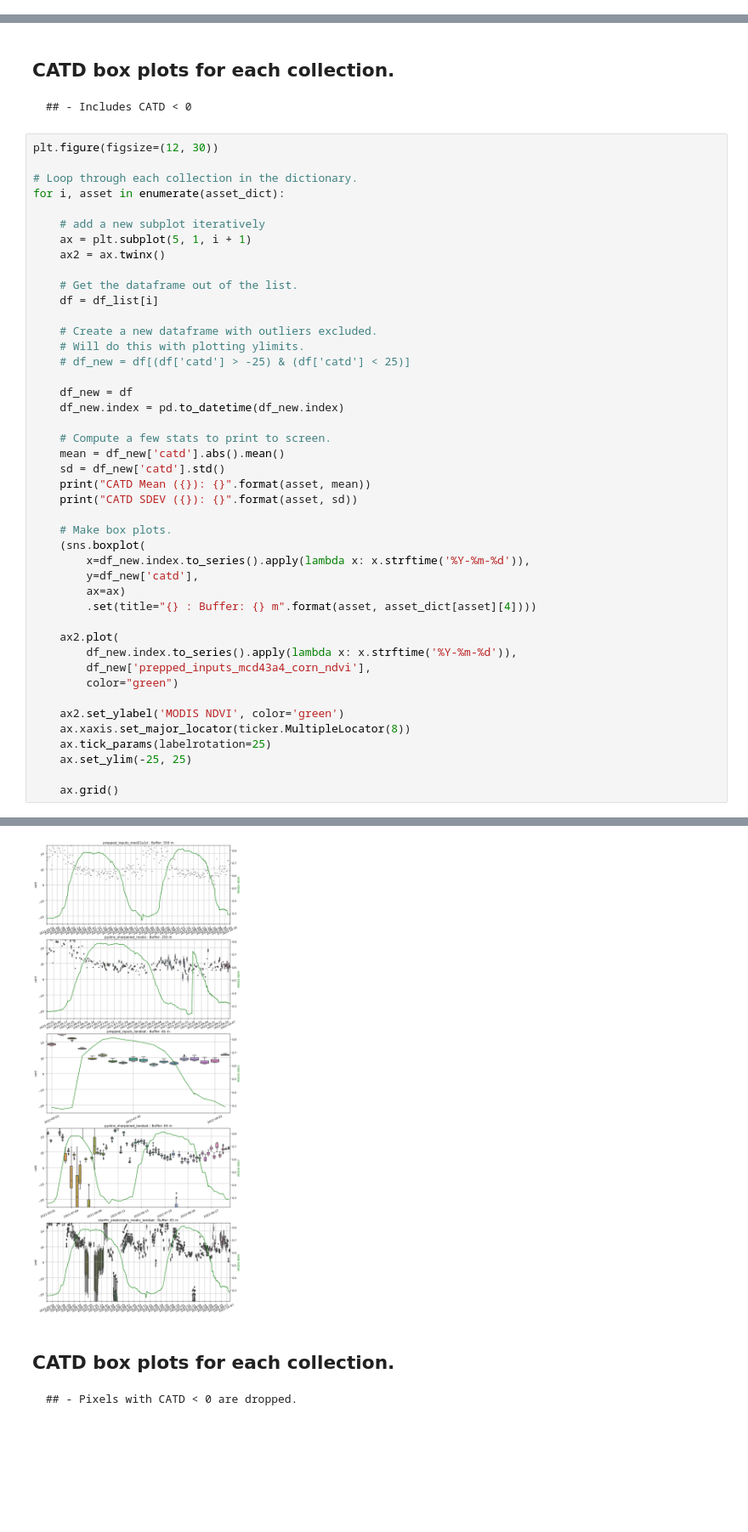
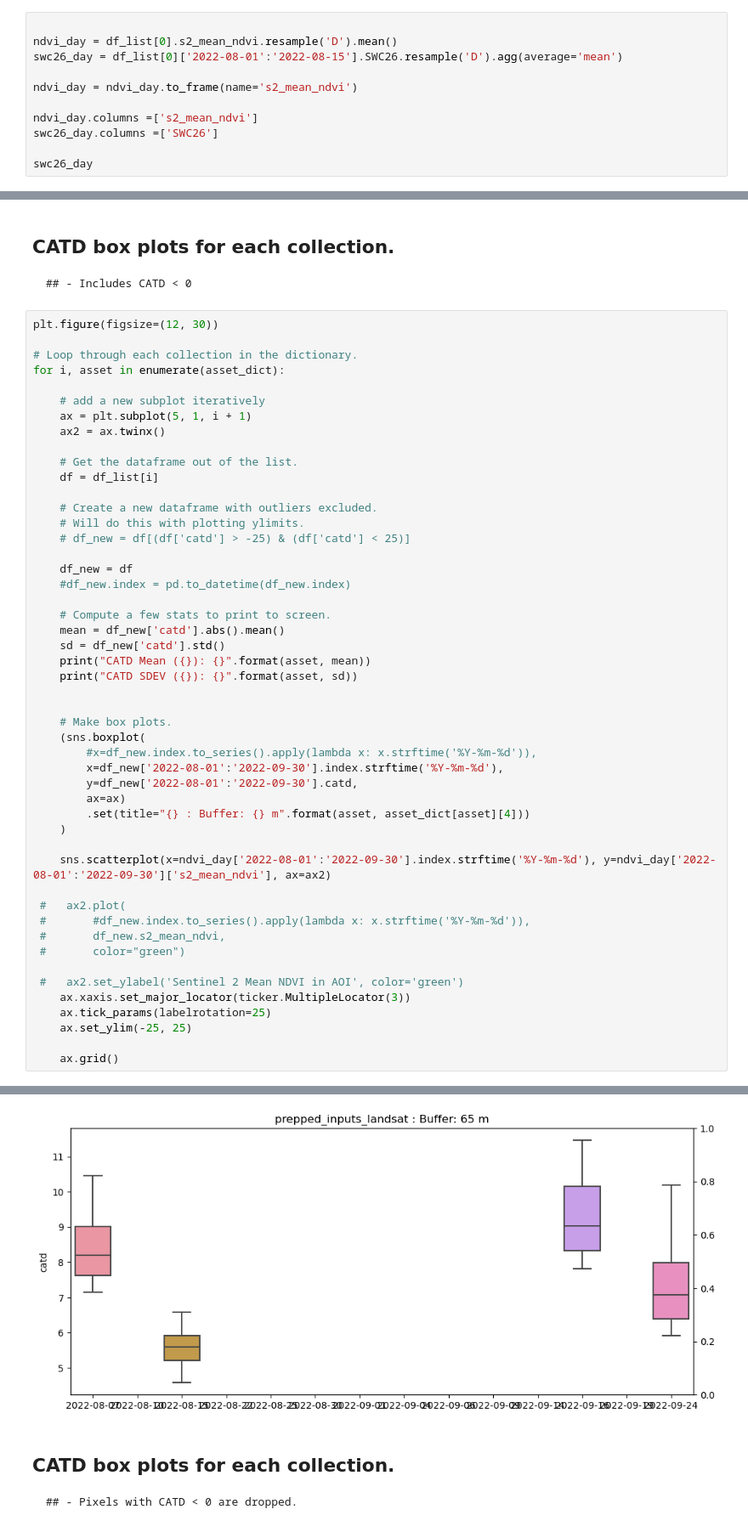
Before and after one commit to eculler/lst-crop-stress-capstone, a Jupyter notebook: exploratory/corn-lst-comparison-tcruicks.ipynb, the cells around one changed output, grey strips where cells are left out. Shown at 85% size. Saved outputs shown, nothing was run; the diff lists cells and outputs as text; blank space fills up the shorter version.

```diff
--- a/exploratory/corn-lst-comparison-tcruicks.ipynb
+++ b/exploratory/corn-lst-comparison-tcruicks.ipynb
@@ -850,0 +870,11 @@ Reading file ../data/Ameriflux/US-Bi2_HH_201704270000_202301010000.csv
+# %%
+
+ndvi_day = df_list[0].s2_mean_ndvi.resample('D').mean()
+swc26_day = df_list[0]['2022-08-01':'2022-08-15'].SWC26.resample('D').agg(average='mean')
+
+ndvi_day = ndvi_day.to_frame(name='s2_mean_ndvi')
+
+ndvi_day.columns =['s2_mean_ndvi']
+swc26_day.columns =['SWC26']
+
+swc26_day
@@ -948,7 +987,7 @@ for i, asset in enumerate(asset_dict):
     # df_new = df[(df['catd'] > -25) & (df['catd'] < 25)]
 
     df_new = df
-    df_new.index = pd.to_datetime(df_new.index)
+    #df_new.index = pd.to_datetime(df_new.index)
 
     # Compute a few stats to print to screen.
     mean = df_new['catd'].abs().mean()
@@ -956,20 +995,25 @@ for i, asset in enumerate(asset_dict):
     print("CATD Mean ({}): {}".format(asset, mean))
     print("CATD SDEV ({}): {}".format(asset, sd))
 
+
     # Make box plots.
     (sns.boxplot(
-        x=df_new.index.to_series().apply(lambda x: x.strftime('%Y-%m-%d')),
-        y=df_new['catd'],
+        #x=df_new.index.to_series().apply(lambda x: x.strftime('%Y-%m-%d')),
+        x=df_new['2022-08-01':'2022-09-30'].index.strftime('%Y-%m-%d'),
+        y=df_new['2022-08-01':'2022-09-30'].catd,
         ax=ax)
-        .set(title="{} : Buffer: {} m".format(asset, asset_dict[asset][4])))
+        .set(title="{} : Buffer: {} m".format(asset, asset_dict[asset][4]))
+    )
 
-    ax2.plot(
-        df_new.index.to_series().apply(lambda x: x.strftime('%Y-%m-%d')),
-        df_new['prepped_inputs_mcd43a4_corn_ndvi'],
-        color="green")
+    sns.scatterplot(x=ndvi_day['2022-08-01':'2022-09-30'].index.strftime('%Y-%m-%d'), y=ndvi_day['2022-08-01':'2022-09-30']['s2_mean_ndvi'], ax=ax2)
 
-    ax2.set_ylabel('MODIS NDVI', color='green')
-    ax.xaxis.set_major_locator(ticker.MultipleLocator(8))
+ #   ax2.plot(
+ #       #df_new.index.to_series().apply(lambda x: x.strftime('%Y-%m-%d')),
+ #       df_new.s2_mean_ndvi,
+ #       color="green")
+
+ #   ax2.set_ylabel('Sentinel 2 Mean NDVI in AOI', color='green')
+    ax.xaxis.set_major_locator(ticker.MultipleLocator(3))
     ax.tick_params(labelrotation=25)
     ax.set_ylim(-25, 25)
 
@@ -988,4 +1025,4 @@ CATD SDEV (starfm_predictions_modis_landsat): 11.611218583176072
-[figure, old version]
+[figure, new version]
 # %% [markdown]
 ## CATD box plots for each collection.
     ## - Pixels with CATD < 0 are dropped.
```
Also changed, not shown: parts of 14 cells of this notebook, 1 other file.
